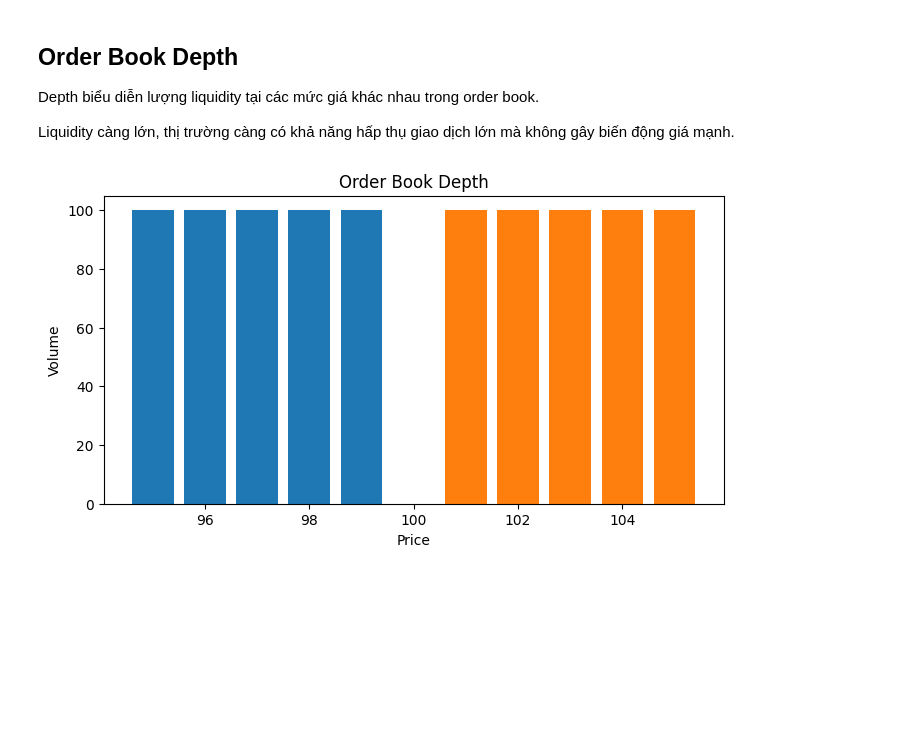
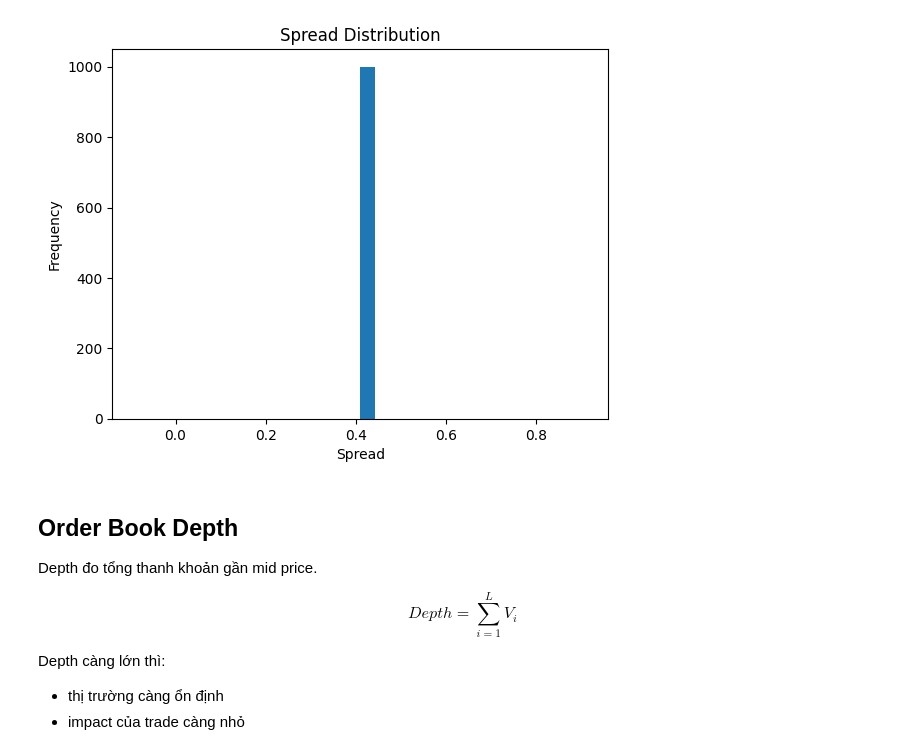
Before and after one commit to thisYui/Market-Reality-and-Dynamics, a Jupyter notebook: notebooks/01_market_structure/02_liquidity_and_depth.ipynb, the cells around one changed output. Drawn from its saved outputs; the diff is of its cells as text; code cells hidden in the pictures; blank space fills up the shorter version.

```diff
--- a/notebooks/01_market_structure/02_liquidity_and_depth.ipynb
+++ b/notebooks/01_market_structure/02_liquidity_and_depth.ipynb
@@ -74,11 +116,23 @@ $$
 # %%
 orderbook = OrderBook()
 
-mid = 100
+liquidity = LiquidityModel()
 
-for i in range(1,6):
+order_flow = PersistentOrderFlow(
+    persistence=0.8,
+    min_size=1,
+    max_size=20
+)
 
-    orderbook.add_bid(mid-i,100)
-    orderbook.add_ask(mid+i,100)
+market_maker = MarketMaker(
+    base_spread=1.0,
+    inventory_limit=500
+)
 
-orderbook.snapshot()
+sim = MarketSimulation(
+    orderbook=orderbook,
+    liquidity_model=liquidity,
+    market_maker=market_maker,
+    order_flow=order_flow,
+    initial_price=100
+)
@@ -165,32 +162,36 @@ từ đó tạo ra **price impact**.
+# %%
+spreads = []
+
+for _ in range(1000):
+    spreads.append(orderbook.spread())
+
+spreads = np.array(spreads)
+# %%
+plt.figure()
+plt.hist(spreads, bins=30)
+plt.title("Spread Distribution")
+plt.xlabel("Spread")
+plt.ylabel("Frequency")
+plt.show()
+# %% [output]
+[figure, added]
 # %% [markdown]
 ## Order Book Depth
 
-Depth biểu diễn lượng liquidity
-tại các mức giá khác nhau trong order book.
+Depth đo tổng thanh khoản gần mid price.
 
-Liquidity càng lớn,
-thị trường càng có khả năng hấp thụ giao dịch lớn
-mà không gây biến động giá mạnh.
+$$
+Depth = \sum_{i=1}^{L} V_i
+$$
+
+Depth càng lớn thì:
+
+- thị trường càng ổn định
+- impact của trade càng nhỏ
 # %%
-bids = orderbook.bid_levels()
-asks = orderbook.ask_levels()
+depth_series = []
 
-bid_prices = [p for p,_ in bids]
-bid_volumes = [v for _,v in bids]
+for _ in range(500):
+    depth_series.append(total_depth(orderbook))
 
-ask_prices = [p for p,_ in asks]
-ask_volumes = [v for _,v in asks]
-
-plt.figure(figsize=(8,4))
-
-plt.bar(bid_prices,bid_volumes)
-plt.bar(ask_prices,ask_volumes)
-
-plt.xlabel("Price")
-plt.ylabel("Volume")
-
-plt.title("Order Book Depth")
-
-plt.show()
+depth_series = np.array(depth_series)
-# %% [output]
-[figure, removed]
```
Also changed, not shown: parts of 30 cells of this notebook, 9 other files.
